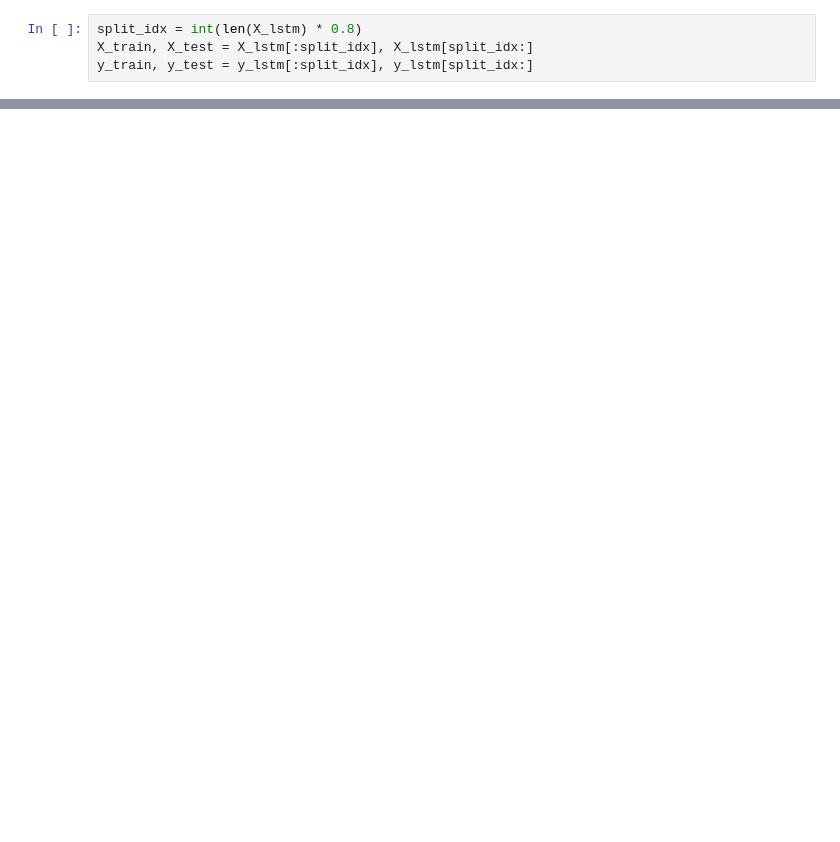
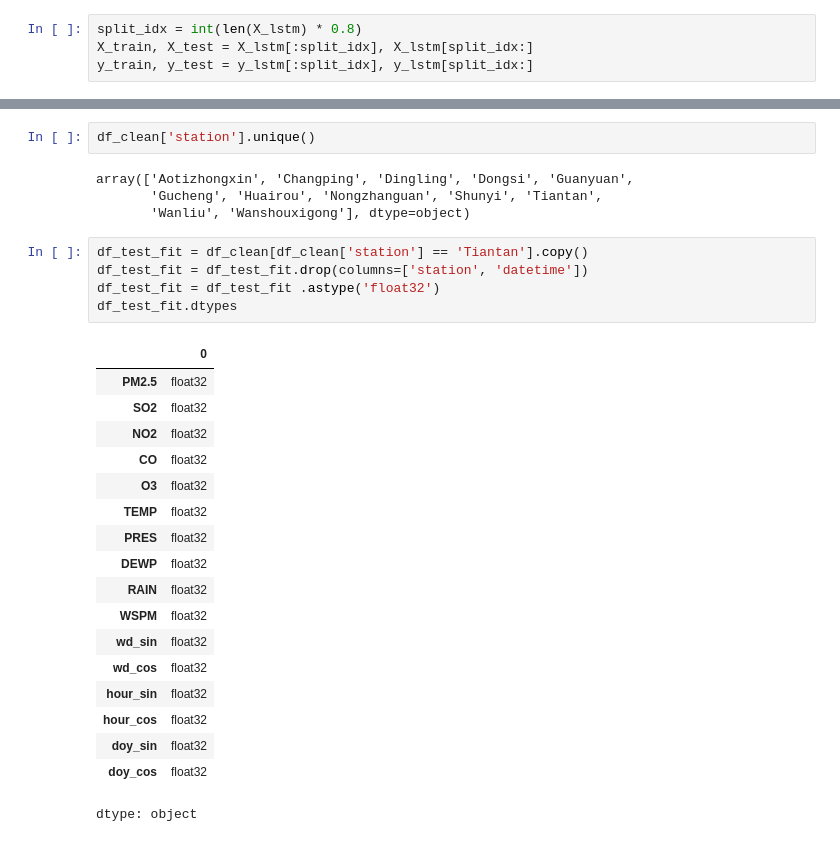
Before and after one commit to perujuice/AirQ_beijing, a Jupyter notebook: lstm.ipynb, the cells around one changed output, grey strips where cells are left out. Drawn from its saved outputs; the diff is of its cells as text; blank space fills up the shorter version.

```diff
--- a/lstm.ipynb
+++ b/lstm.ipynb
@@ -306,0 +336,30 @@ Mean absolute error: 9.93787500123797
+# %%
+df_clean['station'].unique()
+# %% [output]
+array(['Aotizhongxin', 'Changping', 'Dingling', 'Dongsi', 'Guanyuan',
+       'Gucheng', 'Huairou', 'Nongzhanguan', 'Shunyi', 'Tiantan',
+       'Wanliu', 'Wanshouxigong'], dtype=object)
+# %%
+df_test_fit = df_clean[df_clean['station'] == 'Tiantan'].copy()
+df_test_fit = df_test_fit.drop(columns=['station', 'datetime'])
+df_test_fit = df_test_fit .astype('float32')
+df_test_fit.dtypes
+# %% [output]
+|  | 0 |
+| PM2.5 | float32 |
+| SO2 | float32 |
+| NO2 | float32 |
+| CO | float32 |
+| O3 | float32 |
+| TEMP | float32 |
+| PRES | float32 |
+| DEWP | float32 |
+| RAIN | float32 |
+| WSPM | float32 |
+| wd_sin | float32 |
+| wd_cos | float32 |
+| hour_sin | float32 |
+| hour_cos | float32 |
+| doy_sin | float32 |
+| doy_cos | float32 |
+dtype: object
```
Also changed, not shown: parts of 24 cells of this notebook, 1 other file.
